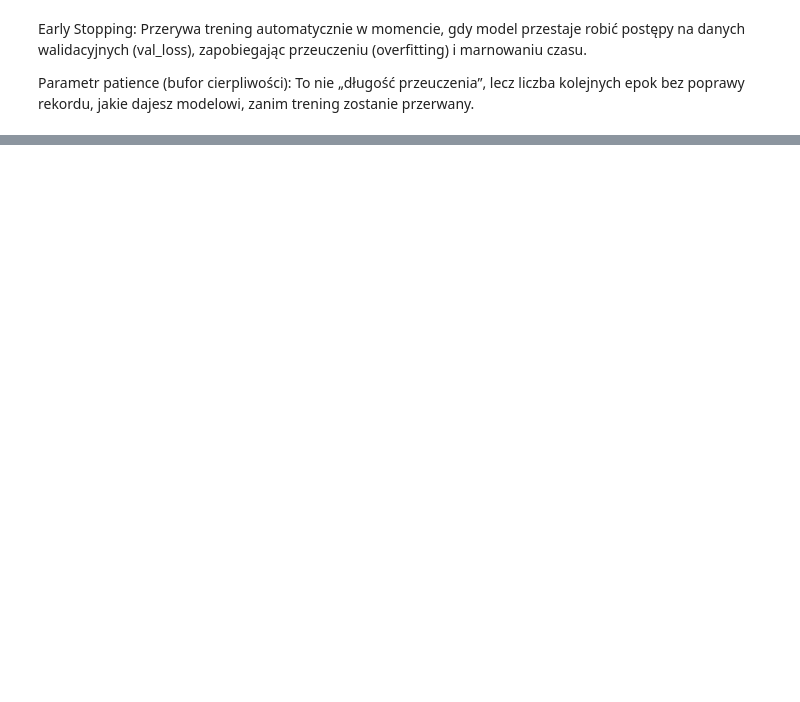
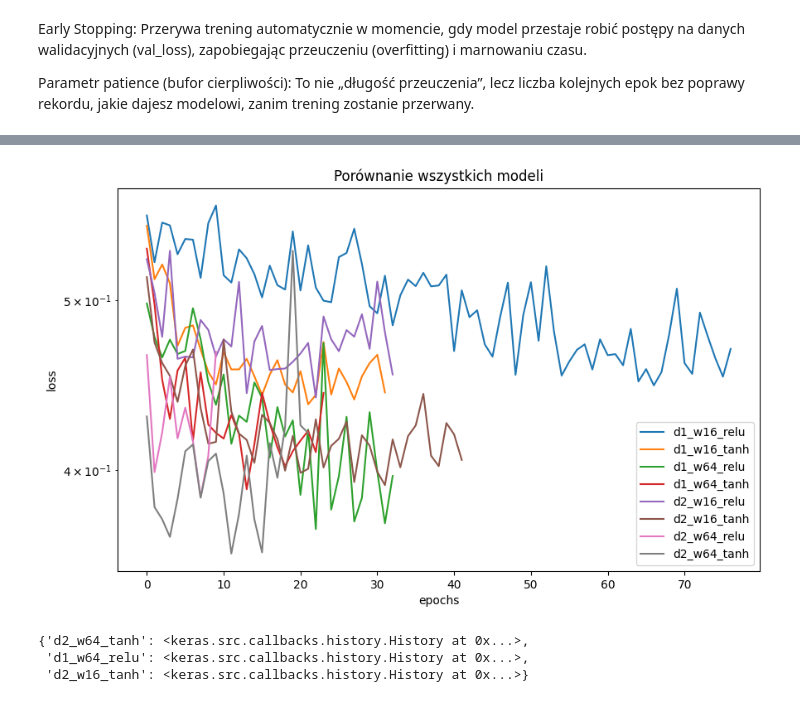
Before and after one commit to michallitwin/python-learning, a Jupyter notebook: python_dl/exercises2_dl.ipynb, the cells around one changed output, grey strips where cells are left out. Cells and saved outputs as stored; diff of their text form; code cells hidden in the pictures; blank space fills up the shorter version.

```diff
--- a/python_dl/exercises2_dl.ipynb
+++ b/python_dl/exercises2_dl.ipynb
@@ -541,0 +550,41 @@ Parametr patience (bufor cierpliwości): To nie „długość przeuczenia”, le
+# %%
+def run_experiment(X_train, y_train, depths, widths, activations):
+
+    histories = {}
+
+
+    for dep in depths:
+            for wid in widths:
+                for act in activations:
+                    model = Sequential([
+                    layers.Input(shape=(10,))
+                    ])
+                    for _ in range(dep):
+                        model.add(layers.Dense(wid, activation = act))
+                    model.add(layers.Dense(4, activation='softmax'))
+
+                    model.compile(
+                    optimizer = keras.optimizers.Adam(learning_rate=0.01),
+                    loss = 'sparse_categorical_crossentropy',
+                    metrics = ['accuracy'])
+
+                    early_stop = EarlyStopping(
+                    monitor='val_loss',        # metryka do obserwacji
+                    patience=10,               # ile epok bez poprawy czekamy przed przerwaniem
+                    restore_best_weights=True  # cofa wagi do najlepszej epoki
+                )
+
+                    history = model.fit(
+                    X_train,
+                    y_train,
+                    validation_split=0.2,
+                    verbose=0,
+                    epochs=300,
+                    callbacks = [early_stop]
+                )
+
+                    histories[f"d{dep}_w{wid}_{act}"] = history
+
+    return histories
+
+hist = run_experiment(X_train_scaled_5, y_train_5, [1, 2], [16, 64], ['relu', 'tanh'])
@@ -541,0 +658,13 @@ Parametr patience (bufor cierpliwości): To nie „długość przeuczenia”, le
+# %%
+plots = plot_histories(hist)
+# %% [output]
+[figure, added]
+# %%
+top_keys = ['d2_w64_tanh', 'd1_w64_relu', 'd2_w16_tanh']
+
+top_3_hist = {k: hist[k] for k in top_keys}
+top_3_hist
+# %% [output]
+{'d2_w64_tanh': <keras.src.callbacks.history.History at 0x...>,
+ 'd1_w64_relu': <keras.src.callbacks.history.History at 0x...>,
+ 'd2_w16_tanh': <keras.src.callbacks.history.History at 0x...>}
```
Also changed, not shown: parts of 26 cells of this notebook.
